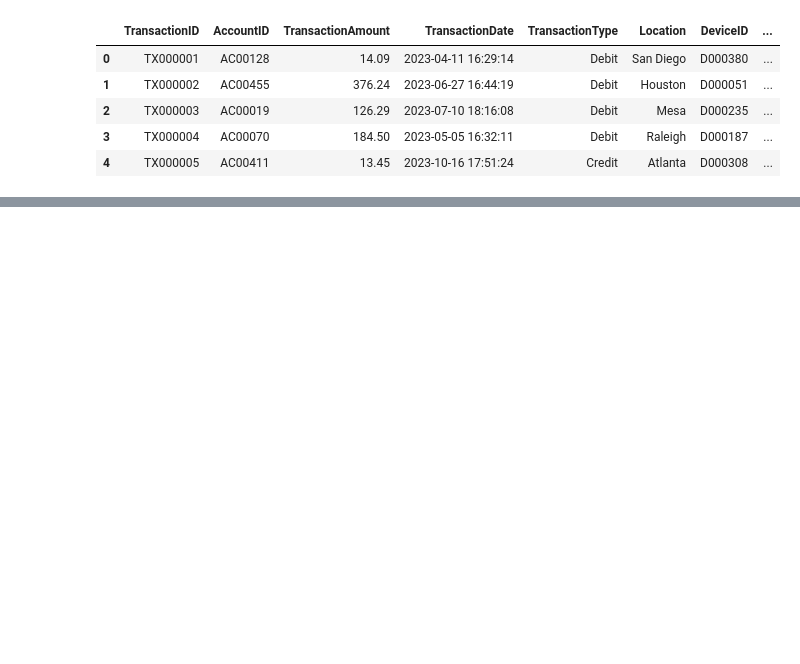
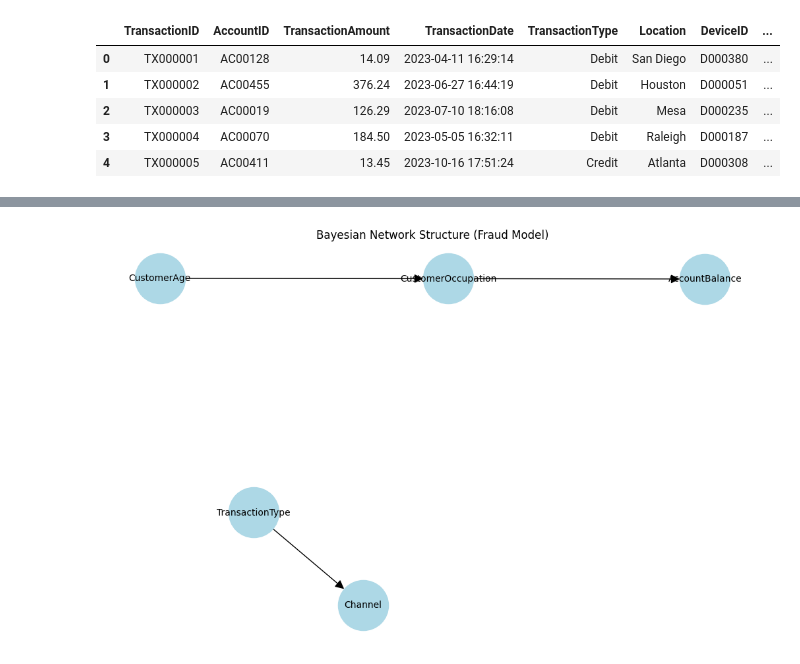
Before and after one commit to TewodrosAdimas/fraud-detection-unsupervised-learning, a Jupyter notebook: notebooks/06_bayesian_network.ipynb, the cells around one changed output, grey strips where cells are left out. Cells and saved outputs as stored; diff of their text form; code cells hidden in the pictures; blank space fills up the shorter version.

Commit message:
bayesian for origional dataset done

```diff
--- a/notebooks/06_bayesian_network.ipynb
+++ b/notebooks/06_bayesian_network.ipynb
@@ -61,0 +41,7 @@ WARNING:pgmpy:BayesianModel has been renamed to BayesianNetwork. Please use Baye
+# %%
+from src.bayesian_network.structure_learning import learn_structure
+from src.bayesian_network.cpd_learning import learn_cpds
+
+structure_model = learn_structure(df_disc)
+print(structure_model.edges())
+bn_model = learn_cpds(df_disc, structure_model)
@@ -61,0 +71,6 @@ WARNING:pgmpy:BayesianModel has been renamed to BayesianNetwork. Please use Baye
+# %%
+from src.bayesian_network.network_visualization import visualize_bn
+
+visualize_bn(bn_model)
+# %% [output]
+[figure, added]
```
Also changed, not shown: parts of 6 cells of this notebook, 6 other files.
